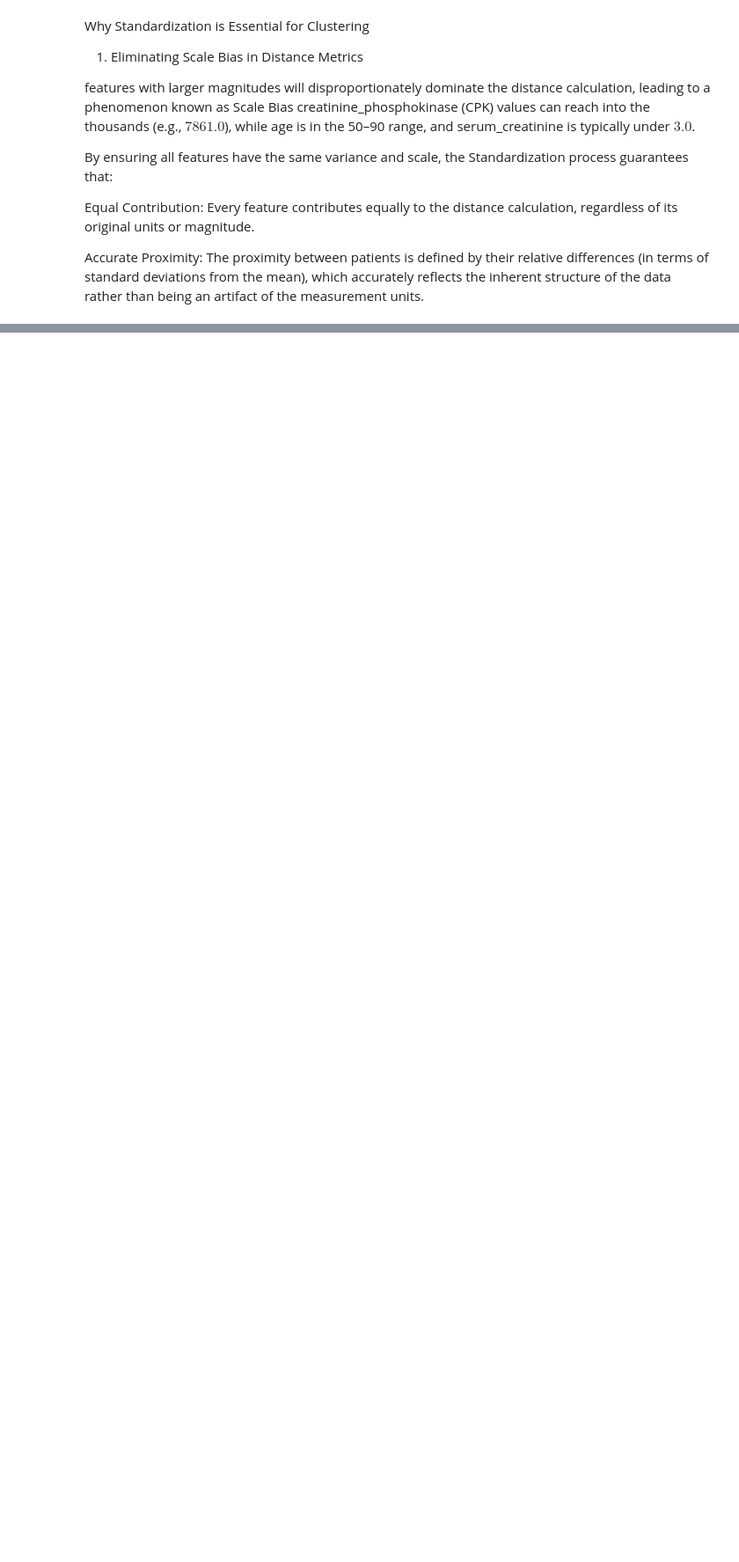
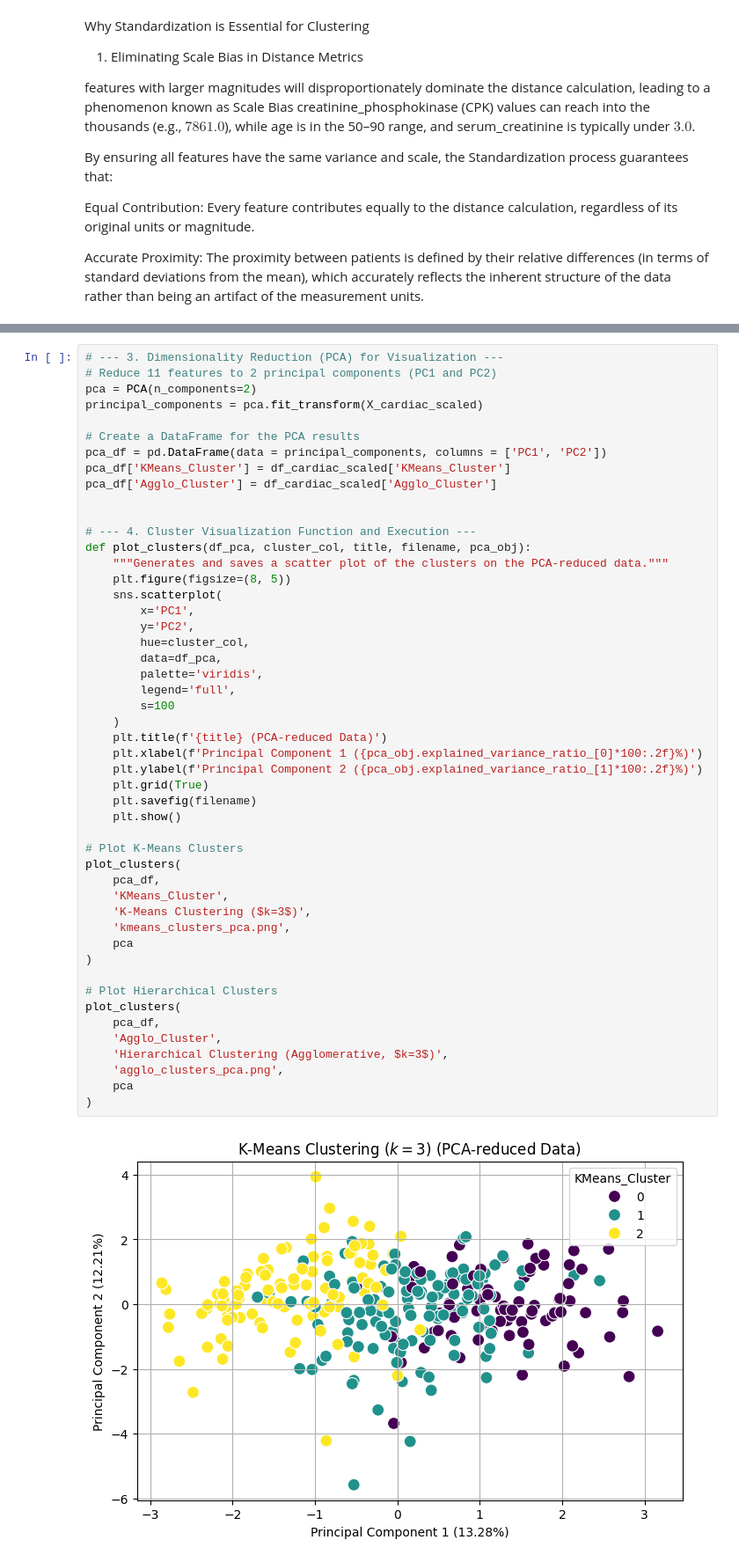
Before and after one commit to komisarzGiT/gai, a Jupyter notebook: UG_ML02.ipynb, the cells around one changed output, grey strips where cells are left out. Shown: that part at 88% size. Drawn from its saved outputs; the diff is of its cells as text; blank space fills up the shorter version.

```diff
--- a/UG_ML02.ipynb
+++ b/UG_ML02.ipynb
@@ -313,0 +324,51 @@ print(df_cardiac_scaled)
+# %%
+# --- 3. Dimensionality Reduction (PCA) for Visualization ---
+# Reduce 11 features to 2 principal components (PC1 and PC2)
+pca = PCA(n_components=2)
+principal_components = pca.fit_transform(X_cardiac_scaled)
+
+# Create a DataFrame for the PCA results
+pca_df = pd.DataFrame(data = principal_components, columns = ['PC1', 'PC2'])
+pca_df['KMeans_Cluster'] = df_cardiac_scaled['KMeans_Cluster']
+pca_df['Agglo_Cluster'] = df_cardiac_scaled['Agglo_Cluster']
+
+
+# --- 4. Cluster Visualization Function and Execution ---
+def plot_clusters(df_pca, cluster_col, title, filename, pca_obj):
+    """Generates and saves a scatter plot of the clusters on the PCA-reduced data."""
+    plt.figure(figsize=(8, 5))
+    sns.scatterplot(
+        x='PC1',
+        y='PC2',
+        hue=cluster_col,
+        data=df_pca,
+        palette='viridis',
+        legend='full',
+        s=100
+    )
+    plt.title(f'{title} (PCA-reduced Data)')
+    plt.xlabel(f'Principal Component 1 ({pca_obj.explained_variance_ratio_[0]*100:.2f}%)')
+    plt.ylabel(f'Principal Component 2 ({pca_obj.explained_variance_ratio_[1]*100:.2f}%)')
+    plt.grid(True)
+    plt.savefig(filename)
+    plt.show()
+
+# Plot K-Means Clusters
+plot_clusters(
+    pca_df,
+    'KMeans_Cluster',
+    'K-Means Clustering ($k=3$)',
+    'kmeans_clusters_pca.png',
+    pca
+)
+
+# Plot Hierarchical Clusters
+plot_clusters(
+    pca_df,
+    'Agglo_Cluster',
+    'Hierarchical Clustering (Agglomerative, $k=3$)',
+    'agglo_clusters_pca.png',
+    pca
+)
+# %% [output]
+[figure, added]
```
Also changed, not shown: parts of 10 cells of this notebook.
